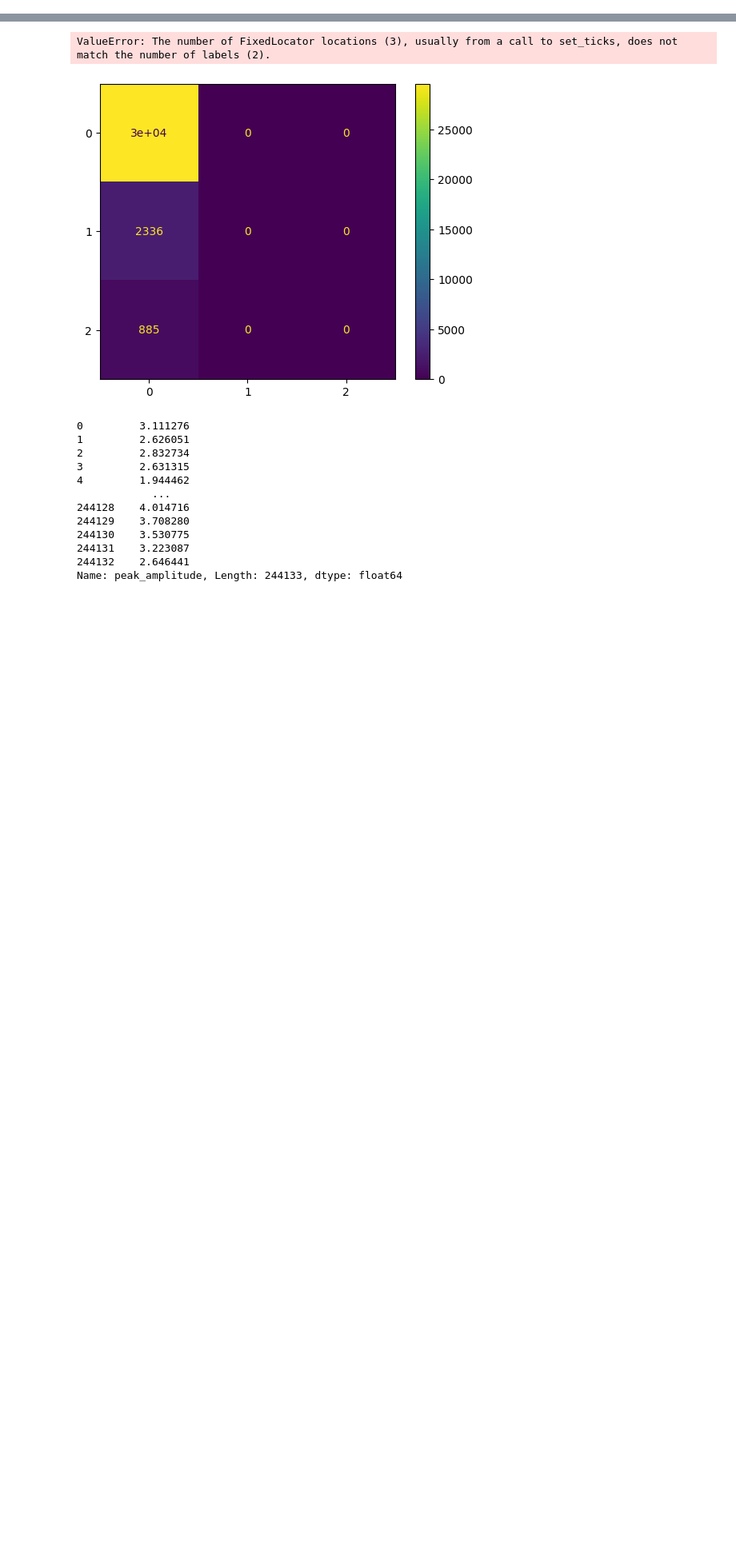
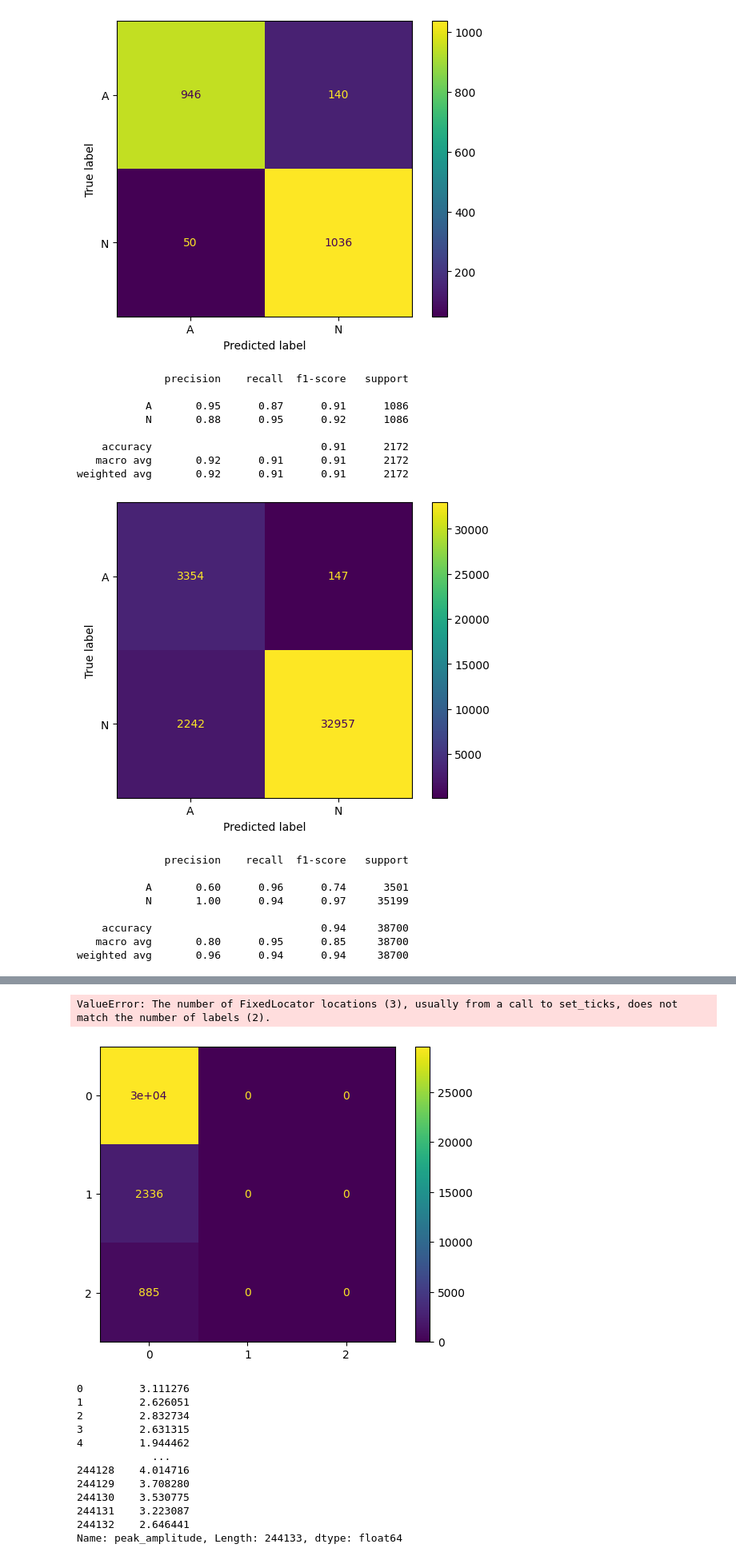
Before and after one commit to FrancescoLeni/AI_PPG, a Jupyter notebook: NB_CSV_generation.ipynb, the cells around one changed output, grey strips where cells are left out. Shown: that part at 80% size. Cells and saved outputs as stored; diff of their text form; code cells hidden in the pictures; blank space fills up the shorter version.

```diff
--- a/NB_CSV_generation.ipynb
+++ b/NB_CSV_generation.ipynb
@@ -52,0 +637,43 @@ df = merge_csv_files(folder_path)
+# %%
+from sklearn.ensemble import RandomForestClassifier
+
+clf = RandomForestClassifier(n_estimators=80,
+                        criterion='gini',
+                        max_depth=None,
+                        min_samples_split=2,
+                        min_samples_leaf=1,
+                        min_weight_fraction_leaf=0.0,
+                        max_features='sqrt',
+                        max_leaf_nodes=None,
+                        min_impurity_decrease=0.0,
+                        bootstrap=True,
+                        oob_score=False,
+                        n_jobs=None,
+                        random_state=None,
+                        verbose=0,
+                        warm_start=False,
+                        class_weight=None,
+                        ccp_alpha=0.0,
+                        max_samples=None)
+# %%
+clf, val_prediction = testModel_2(train_features_zscore, train_labels, validation_features_zscore, validation_labels, clf)
+clf, test_prediction = testModel_2(train_features_zscore, train_labels, test_features_zscore, test_labels, clf)
+# %% [output]
+[figure, added]
+              precision    recall  f1-score   support
+
+           A       0.95      0.87      0.91      1086
+           N       0.88      0.95      0.92      1086
+
+    accuracy                           0.91      2172
+   macro avg       0.92      0.91      0.91      2172
+weighted avg       0.92      0.91      0.91      2172
+[figure, added]
+              precision    recall  f1-score   support
+
+           A       0.60      0.96      0.74      3501
+           N       1.00      0.94      0.97     35199
+
+    accuracy                           0.94     38700
+   macro avg       0.80      0.95      0.85     38700
+weighted avg       0.96      0.94      0.94     38700
```
Also changed, not shown: parts of 43 cells of this notebook.
